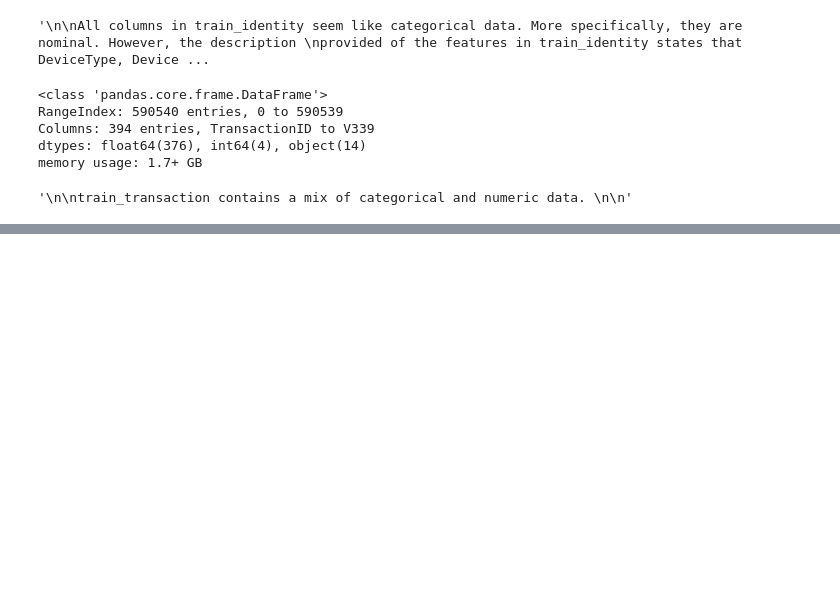
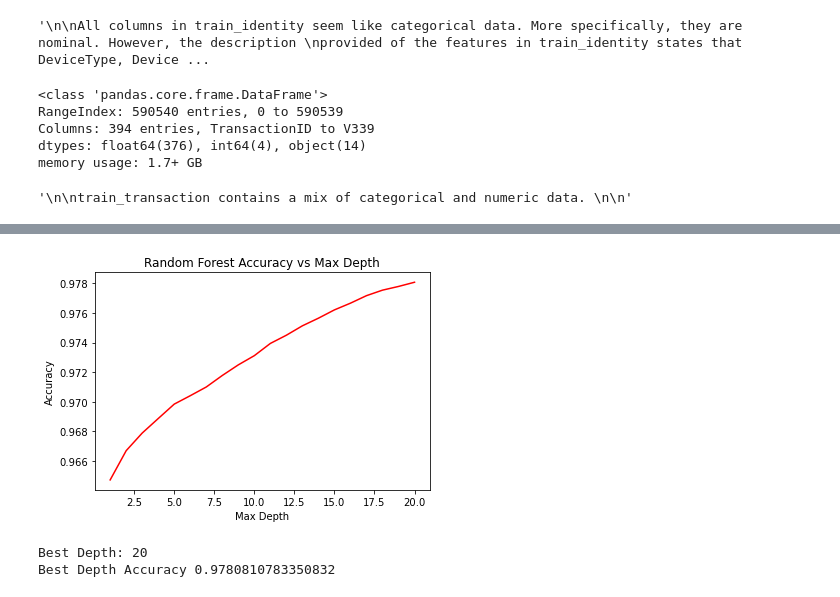
Before and after one commit to morfkiun/CAP-5630-Machine-Learning, a Jupyter notebook: CAP 5610 Project V2.ipynb, the cells around one changed output, grey strips where cells are left out. Saved outputs shown, nothing was run; the diff lists cells and outputs as text; code cells hidden in the pictures; blank space fills up the shorter version.

```diff
--- a/CAP 5610 Project V2.ipynb
+++ b/CAP 5610 Project V2.ipynb
@@ -160,3 +132,15 @@ print(train_transaction.head)
 # dummy values
 df = pd.merge(train_identity, train_transaction, on = "TransactionID", how = "outer")
 df = df.fillna(value = -999)
+# %%
+from sklearn.model_selection import train_test_split
+
+X = df.drop(["isFraud"], axis = 1).values
+
+y = df["isFraud"].values
+
+X_train, X_test, y_train, y_test = train_test_split(X, y, random_state = 0, test_size = 0.25, stratify = y)
+
+X_train_small, X_test_small, y_train_small, y_test_small = train_test_split(X, y, random_state = 0, test_size = 50, train_size = 50, stratify = y)
+
+print(X_train_small.shape)
@@ -162,0 +189,7 @@ df = df.fillna(value = -999)
+# %%
+from sklearn.ensemble import AdaBoostClassifier
+
+model = AdaBoostClassifier()
+model.fit(X_train, y_train)
+
+metrics(model, X_test)
@@ -162,0 +204,7 @@ df = df.fillna(value = -999)
+# %%
+from sklearn.svm import SVC
+
+model = SVC()
+model.fit(X_train, y_train)
+
+metrics(model, X_test)
@@ -162,0 +219,22 @@ df = df.fillna(value = -999)
+# %%
+from sklearn.ensemble import RandomForestClassifier
+from sklearn.metrics import accuracy_score
+
+vars = []
+for i in range(20):
+    model = RandomForestClassifier(criterion = "entropy", max_depth=i+1)
+    model.fit(X_train, y_train)
+    predicted = model.predict(X_test)
+    vars.append(accuracy_score(y_test, predicted))
+
+plt.title("Random Forest Accuracy vs Max Depth")
+plt.xlabel("Max Depth")
+plt.ylabel("Accuracy")
+plt.plot(np.arange(1,21), vars, color ="red")
+plt.show()
+print("Best Depth: " + str(vars.index(max(vars)) + 1))
+print("Best Depth Accuracy " + str(max(vars)))
+# %% [output]
+[figure, added]
+Best Depth: 20
+Best Depth Accuracy 0.9780810783350832
```
Also changed, not shown: parts of 17 cells of this notebook.
